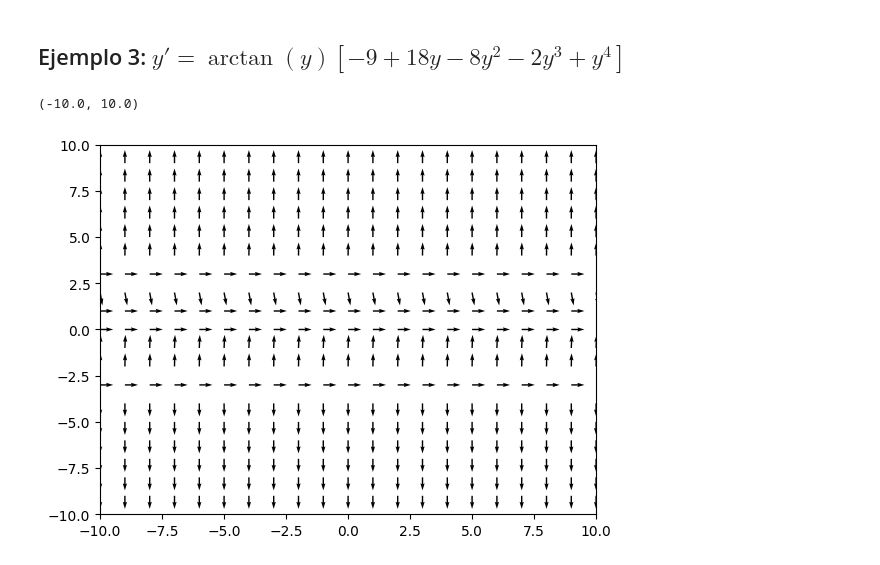
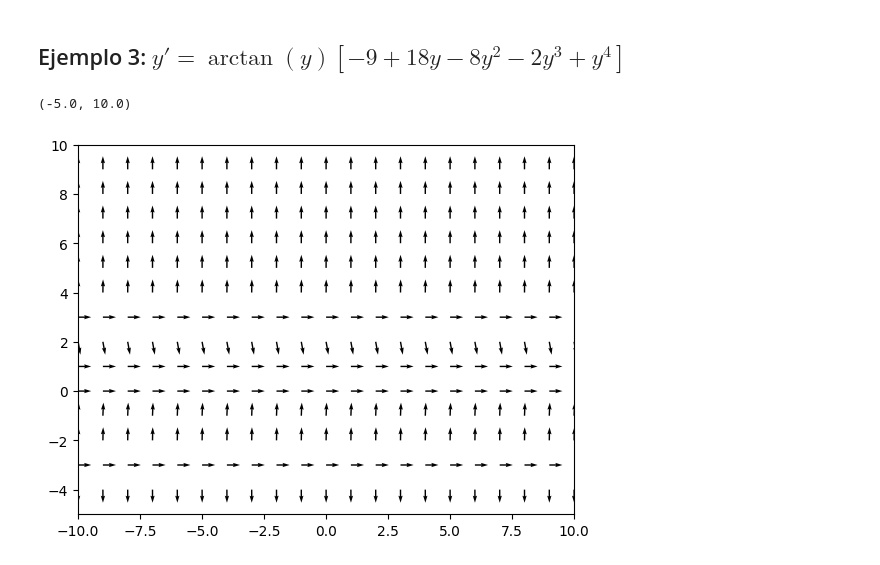
Before and after one commit to DiegoEsteban45/EDO, a Jupyter notebook: Clase 01(revisada) Campos de Direcciones.ipynb, the cells around one changed output. Saved outputs shown, nothing was run; the diff lists cells and outputs as text; code cells hidden in the pictures.

```diff
--- a/Clase 01(revisada) Campos de Direcciones.ipynb
+++ b/Clase 01(revisada) Campos de Direcciones.ipynb
@@ -128,20 +128,20 @@ Dada una EDO autónoma $y'=f(y)$, si $f(y_0) = 0$ diremos que la recta $y = y_0$
 # %%
 #tarea--------------------------------------------------------------------------------------------------------------------------
 X,Y=np.meshgrid(np.linspace(-10,10,21), np.linspace(-10,10,21))
 
 U = 1
 V = np.arctan(Y) * (-9 + 18*Y - 8*Y**2 - 2*Y**3 + Y**4)
 
 N = np.sqrt(U ** 2 + V ** 2) #Normalizamos los vectores
 U = U / N
 V = V / N
 
 plt.quiver(X, Y, U, V) #graficamos los vectores con origen en (x,y) y término (u,v)
 
 x=np.linspace(-5,5,100)
 
 plt.xlim([-10,10])
-plt.ylim([-10,10])
+plt.ylim([-5,10])
 # %% [output]
-(-10.0, 10.0)
+(-5.0, 10.0)
-[figure, old version]
+[figure, new version]
```
Also changed, not shown: 1 other file.
